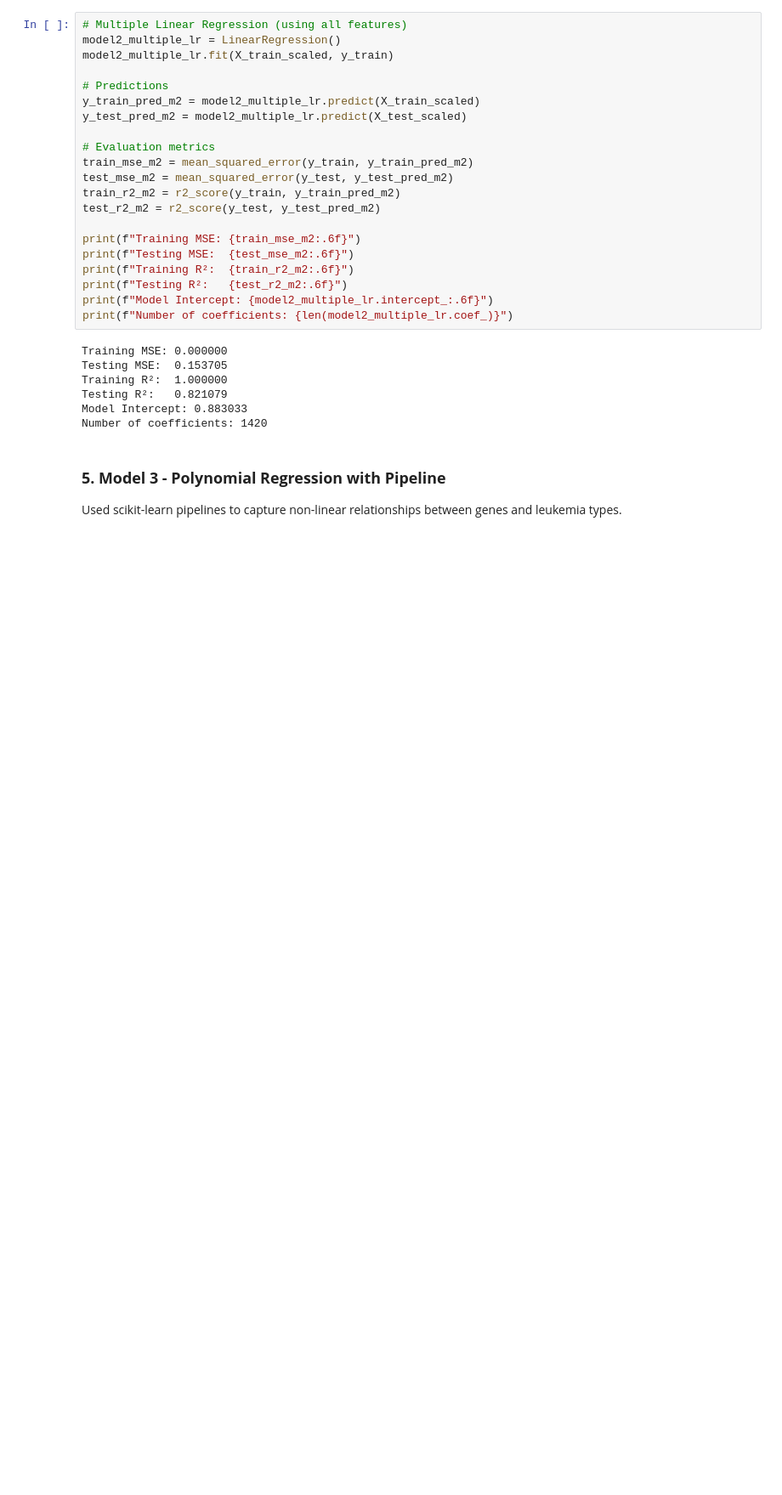
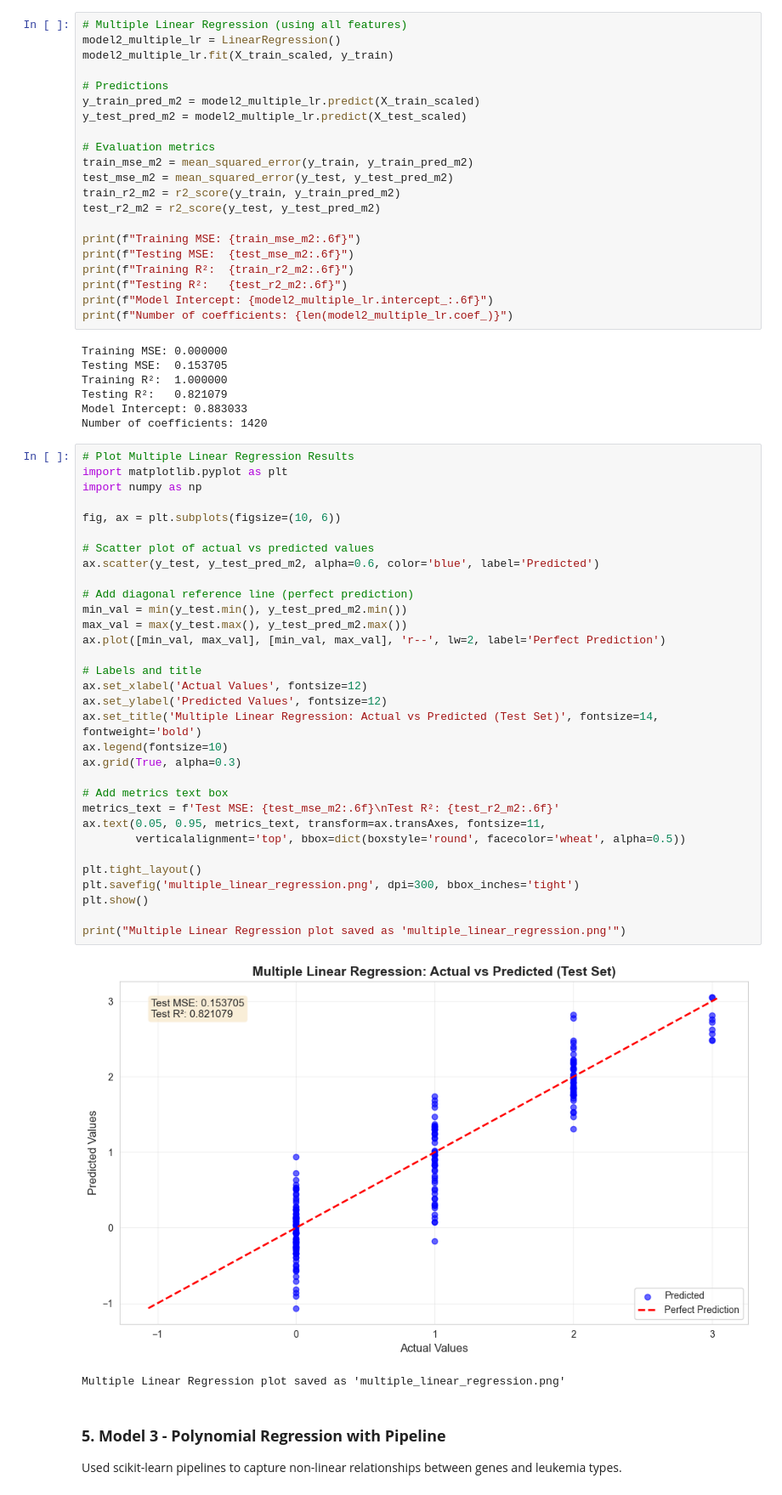
Before and after one commit to nguyuling/Group-11, a Jupyter notebook: 4_Model_Dev.ipynb, the cells around one changed output. Shown at 85% size. Saved outputs shown, nothing was run; the diff lists cells and outputs as text; blank space fills up the shorter version.

```diff
--- a/4_Model_Dev.ipynb
+++ b/4_Model_Dev.ipynb
@@ -127,6 +141,41 @@ Training R²:  1.000000
 Testing R²:   0.821079
 Model Intercept: 0.883033
 Number of coefficients: 1420
+# %%
+# Plot Multiple Linear Regression Results
+import matplotlib.pyplot as plt
+import numpy as np
+
+fig, ax = plt.subplots(figsize=(10, 6))
+
+# Scatter plot of actual vs predicted values
+ax.scatter(y_test, y_test_pred_m2, alpha=0.6, color='blue', label='Predicted')
+
+# Add diagonal reference line (perfect prediction)
+min_val = min(y_test.min(), y_test_pred_m2.min())
+max_val = max(y_test.max(), y_test_pred_m2.max())
+ax.plot([min_val, max_val], [min_val, max_val], 'r--', lw=2, label='Perfect Prediction')
+
+# Labels and title
+ax.set_xlabel('Actual Values', fontsize=12)
+ax.set_ylabel('Predicted Values', fontsize=12)
+ax.set_title('Multiple Linear Regression: Actual vs Predicted (Test Set)', fontsize=14, fontweight='bold')
+ax.legend(fontsize=10)
+ax.grid(True, alpha=0.3)
+
+# Add metrics text box
+metrics_text = f'Test MSE: {test_mse_m2:.6f}\nTest R²: {test_r2_m2:.6f}'
+ax.text(0.05, 0.95, metrics_text, transform=ax.transAxes, fontsize=11,
+        verticalalignment='top', bbox=dict(boxstyle='round', facecolor='wheat', alpha=0.5))
+
+plt.tight_layout()
+plt.savefig('multiple_linear_regression.png', dpi=300, bbox_inches='tight')
+plt.show()
+
+print("Multiple Linear Regression plot saved as 'multiple_linear_regression.png'")
+# %% [output]
+[figure, added]
+Multiple Linear Regression plot saved as 'multiple_linear_regression.png'
 # %% [markdown]
 ### **5. Model 3 - Polynomial Regression with Pipeline**
 Used scikit-learn pipelines to capture non-linear relationships between genes and leukemia types.
```
Also changed, not shown: parts of 12 cells of this notebook, 10 other files.
